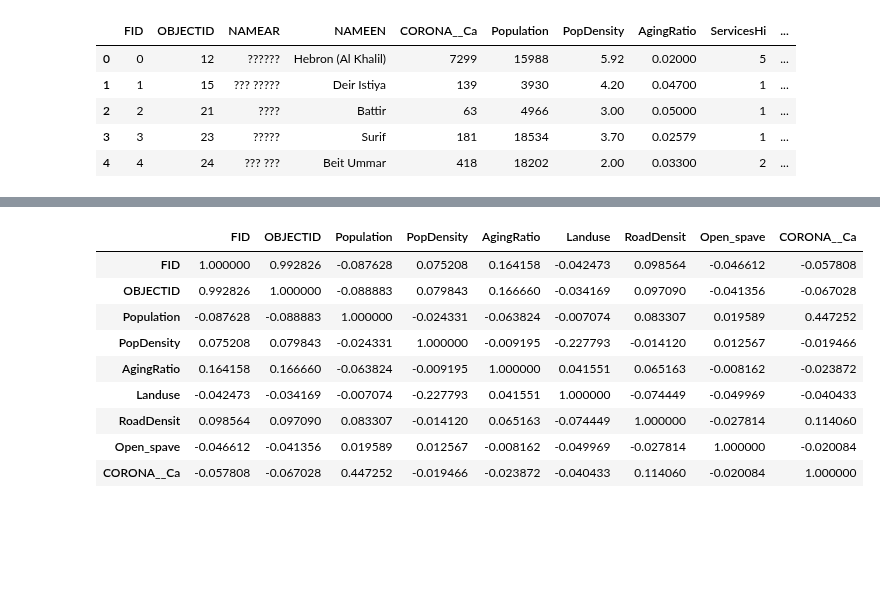
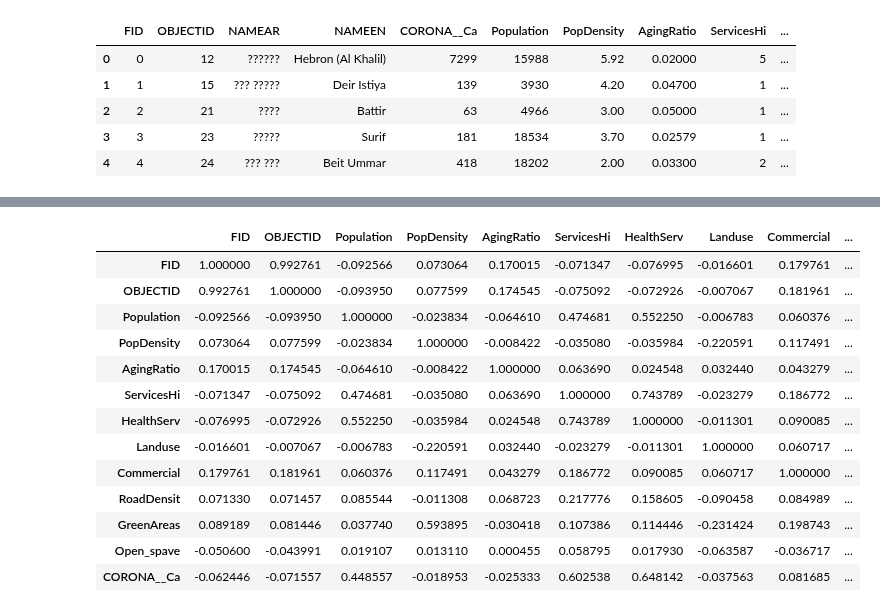
Before and after one commit to saja-aish12/MachineLearning, a Jupyter notebook: machine_project.ipynb, the cells around one changed output, grey strips where cells are left out. Cells and saved outputs as stored; diff of their text form; code cells hidden in the pictures; blank space fills up the shorter version.

```diff
--- a/machine_project.ipynb
+++ b/machine_project.ipynb
@@ -175,5 +222,5 @@ Open_spave     0
 dtype: int64
 # %%
 #delete GreenAreas Commercial coloum
-data.drop(['Commercial', 'GreenAreas'], inplace=True, axis=1)
+#data.drop(['Commercial', 'GreenAreas'], inplace=True, axis=1)
 # %%
@@ -183,6 +230,6 @@ data.drop(['Commercial', 'GreenAreas'], inplace=True, axis=1)
 # %%
 #delete HealthServ coloum
-data.drop(['HealthServ'], inplace=True, axis=1)
+#data.drop(['HealthServ'], inplace=True, axis=1)
 # %%
 ((data['ServicesHi']<1) | (data['ServicesHi']>5)).sum()
 # %% [output]
@@ -194,14 +241,14 @@ data.drop(index_names, inplace = True)
 # %%
 #delete PopDensity rows
 index_names2 = data[(data['PopDensity']==0)].FID
-data.drop(index_names2, inplace = True)
+#data.drop(index_names2, inplace = True)
 # %%
 #delete AgingRatio rows
-index_names2 = data[(data['AgingRatio']==0)].FID
-data.drop(index_names2, inplace = True)
+#index_names2 = data[(data['AgingRatio']==0)].FID
+#data.drop(index_names2, inplace = True)
 #delete RoadDensit rows
-index_names2 = data[(data['RoadDensit']==0)].FID
-data.drop(index_names2, inplace = True)
+#index_names2 = data[(data['RoadDensit']==0)].FID
+#data.drop(index_names2, inplace = True)
 # %%
 data.head()
 # %% [output]
@@ -216,17 +278,22 @@ data.count
 # %%
 #redundant data
-x=data[['FID','OBJECTID','Population','PopDensity','AgingRatio','Landuse','RoadDensit','Open_spave','CORONA__Ca']]
+x=data[['FID','OBJECTID','Population','PopDensity','AgingRatio','ServicesHi','HealthServ','Landuse','Commercial','RoadDensit','GreenAreas','Open_spave','CORONA__Ca']]
+
 x.corr()
 # %% [output]
-|  | FID | OBJECTID | Population | PopDensity | AgingRatio | Landuse | RoadDensit | Open_spave | CORONA__Ca |
-| FID | 1.000000 | 0.992826 | -0.087628 | 0.075208 | 0.164158 | -0.042473 | 0.098564 | -0.046612 | -0.057808 |
-| OBJECTID | 0.992826 | 1.000000 | -0.088883 | 0.079843 | 0.166660 | -0.034169 | 0.097090 | -0.041356 | -0.067028 |
-| Population | -0.087628 | -0.088883 | 1.000000 | -0.024331 | -0.063824 | -0.007074 | 0.083307 | 0.019589 | 0.447252 |
-| PopDensity | 0.075208 | 0.079843 | -0.024331 | 1.000000 | -0.009195 | -0.227793 | -0.014120 | 0.012567 | -0.019466 |
-| AgingRatio | 0.164158 | 0.166660 | -0.063824 | -0.009195 | 1.000000 | 0.041551 | 0.065163 | -0.008162 | -0.023872 |
-| Landuse | -0.042473 | -0.034169 | -0.007074 | -0.227793 | 0.041551 | 1.000000 | -0.074449 | -0.049969 | -0.040433 |
-| RoadDensit | 0.098564 | 0.097090 | 0.083307 | -0.014120 | 0.065163 | -0.074449 | 1.000000 | -0.027814 | 0.114060 |
-| Open_spave | -0.046612 | -0.041356 | 0.019589 | 0.012567 | -0.008162 | -0.049969 | -0.027814 | 1.000000 | -0.020084 |
-| CORONA__Ca | -0.057808 | -0.067028 | 0.447252 | -0.019466 | -0.023872 | -0.040433 | 0.114060 | -0.020084 | 1.000000 |
+|  | FID | OBJECTID | Population | PopDensity | AgingRatio | ServicesHi | HealthServ | Landuse | Commercial | ... |
+| FID | 1.000000 | 0.992761 | -0.092566 | 0.073064 | 0.170015 | -0.071347 | -0.076995 | -0.016601 | 0.179761 | ... |
+| OBJECTID | 0.992761 | 1.000000 | -0.093950 | 0.077599 | 0.174545 | -0.075092 | -0.072926 | -0.007067 | 0.181961 | ... |
+| Population | -0.092566 | -0.093950 | 1.000000 | -0.023834 | -0.064610 | 0.474681 | 0.552250 | -0.006783 | 0.060376 | ... |
+| PopDensity | 0.073064 | 0.077599 | -0.023834 | 1.000000 | -0.008422 | -0.035080 | -0.035984 | -0.220591 | 0.117491 | ... |
+| AgingRatio | 0.170015 | 0.174545 | -0.064610 | -0.008422 | 1.000000 | 0.063690 | 0.024548 | 0.032440 | 0.043279 | ... |
+| ServicesHi | -0.071347 | -0.075092 | 0.474681 | -0.035080 | 0.063690 | 1.000000 | 0.743789 | -0.023279 | 0.186772 | ... |
+| HealthServ | -0.076995 | -0.072926 | 0.552250 | -0.035984 | 0.024548 | 0.743789 | 1.000000 | -0.011301 | 0.090085 | ... |
+| Landuse | -0.016601 | -0.007067 | -0.006783 | -0.220591 | 0.032440 | -0.023279 | -0.011301 | 1.000000 | 0.060717 | ... |
+| Commercial | 0.179761 | 0.181961 | 0.060376 | 0.117491 | 0.043279 | 0.186772 | 0.090085 | 0.060717 | 1.000000 | ... |
+| RoadDensit | 0.071330 | 0.071457 | 0.085544 | -0.011308 | 0.068723 | 0.217776 | 0.158605 | -0.090458 | 0.084989 | ... |
+| GreenAreas | 0.089189 | 0.081446 | 0.037740 | 0.593895 | -0.030418 | 0.107386 | 0.114446 | -0.231424 | 0.198743 | ... |
+| Open_spave | -0.050600 | -0.043991 | 0.019107 | 0.013110 | 0.000455 | 0.058795 | 0.017930 | -0.063587 | -0.036717 | ... |
+| CORONA__Ca | -0.062446 | -0.071557 | 0.448557 | -0.018953 | -0.025333 | 0.602538 | 0.648142 | -0.037563 | 0.081685 | ... |
 # %%
 #redundant
```
Also changed, not shown: parts of 22 cells of this notebook.
